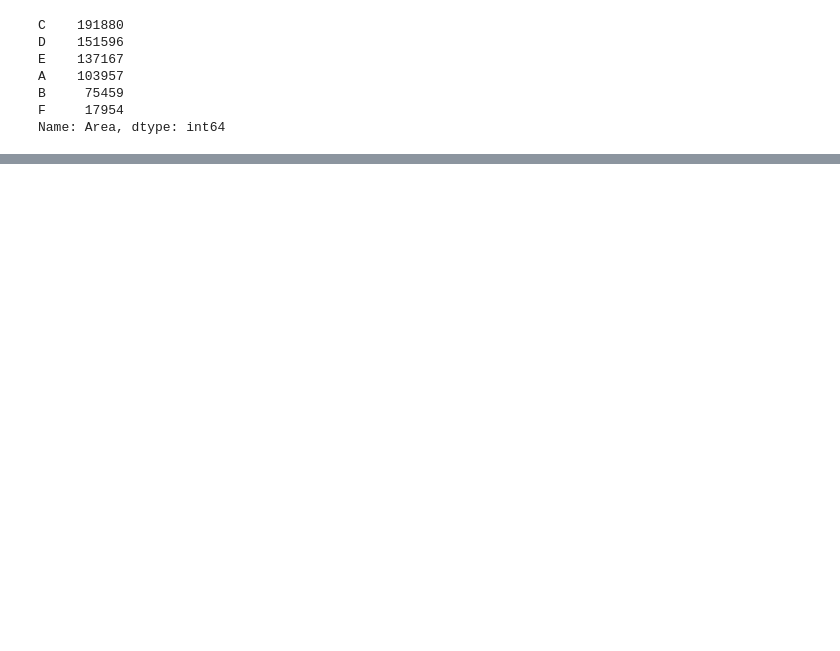
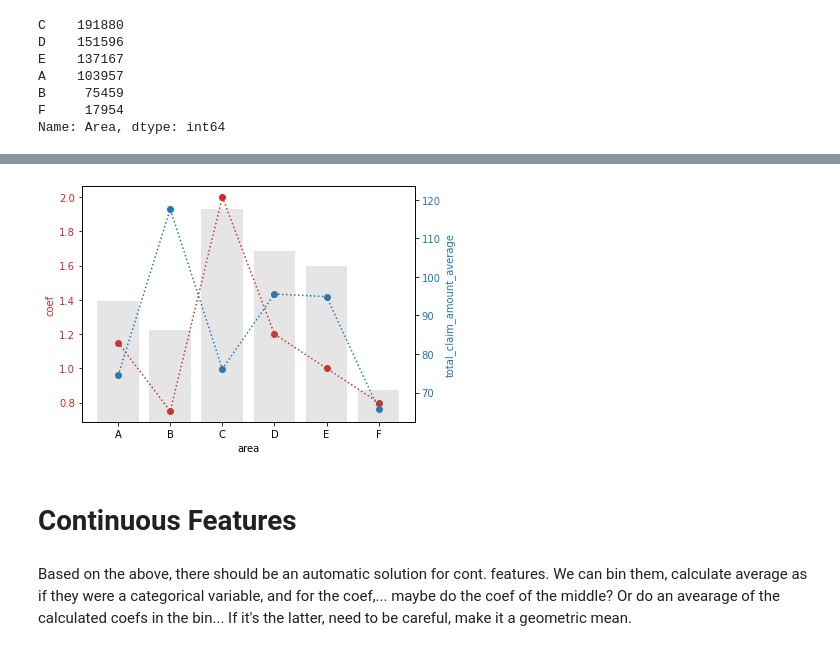
Before and after one commit to MatePocs/insurance, a Jupyter notebook: notebooks/coefficient_analysis.ipynb, the cells around one changed output, grey strips where cells are left out. Drawn from its saved outputs; the diff is of its cells as text; code cells hidden in the pictures; blank space fills up the shorter version.

```diff
--- a/notebooks/coefficient_analysis.ipynb
+++ b/notebooks/coefficient_analysis.ipynb
@@ -89,0 +138,4 @@ plt.show()
+# %%
+temp = get_coefficient_analysis_plot_table_categorical(df.Area, df.ClaimAmount, 1, df.coef,
+                                                      "area", "total_claim_amount")
+temp
@@ -89,0 +150,42 @@ plt.show()
+# %%
+def get_coefficient_analysis_plot_categorical(plot_df, cat_feature_name, target_name):
+    """
+    Creates the plot based on the previous function.
+    """
+
+    target_name = target_name + "_average" # this solution does not scream stabiity to me...
+
+    fig = plt.figure()
+
+    ax1 = fig.add_subplot(1,1,1)
+
+    color = 'tab:red'
+    ax1.set_xlabel(cat_feature_name)
+    ax1.set_ylabel('coef', color=color)
+    ax1.scatter(plot_df[cat_feature_name],plot_df["coef"], color = color)
+    ax1.plot(plot_df[cat_feature_name],plot_df["coef"], color = color, linestyle = ":")
+    ax1.tick_params(axis='y', labelcolor=color)
+
+    ax2 = ax1.twinx()
+
+    ax2.set_ylim(min_on_scale * 0.95, max_on_scale * 1.05)
+
+    color = 'tab:blue'
+    ax2.set_ylabel(target_name, color=color)
+    ax2.scatter(plot_df[cat_feature_name],plot_df[target_name], color = color)
+    ax2.plot(plot_df[cat_feature_name],plot_df[target_name], color = color, linestyle = ":")
+    ax2.tick_params(axis='y', labelcolor=color)
+
+    ax2.bar(plot_df[cat_feature_name],plot_df["exposure"], color = "grey", alpha = 0.2)
+
+    fig.tight_layout()  # otherwise the right y-label is slightly clipped
+
+    return fig
+# %%
+fig = get_coefficient_analysis_plot_categorical(temp, "area", "total_claim_amount")
+# %% [output]
+[figure, added]
+# %% [markdown]
+# Continuous Features
+# %% [markdown]
+Based on the above, there should be an automatic solution for cont. features. We can bin them, calculate average as if they were a categorical variable, and for the coef,... maybe do the coef of the middle? Or do an avearage of the calculated coefs in the bin... If it's the latter, need to be careful, make it a geometric mean.
```
Also changed, not shown: parts of 8 cells of this notebook.
